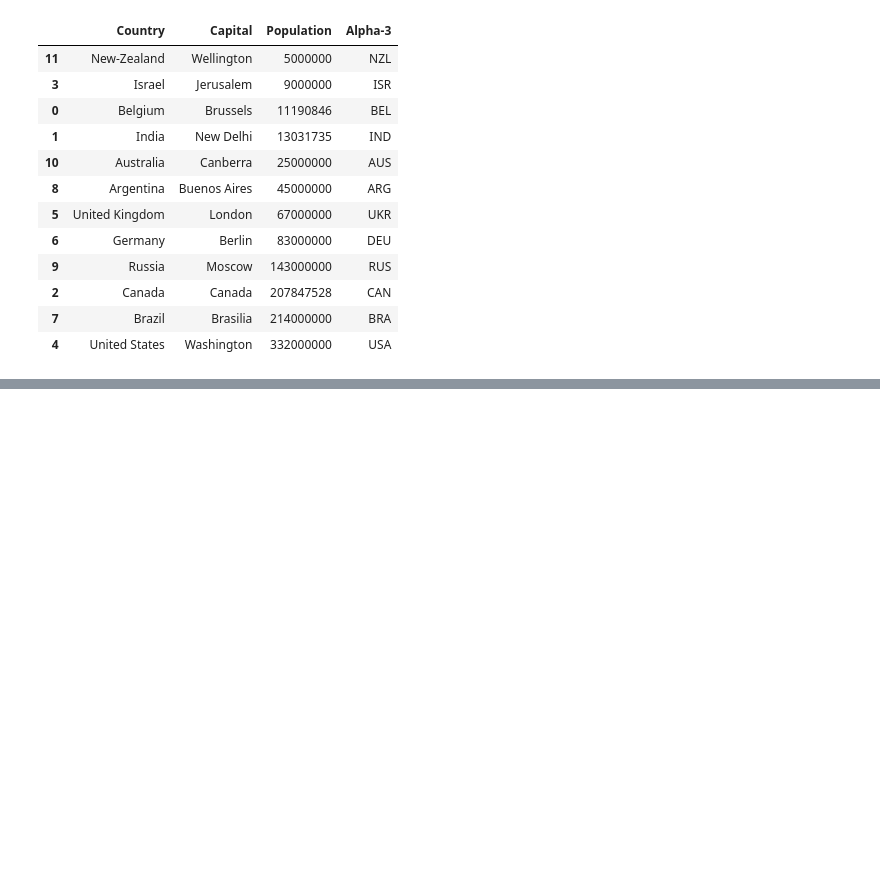
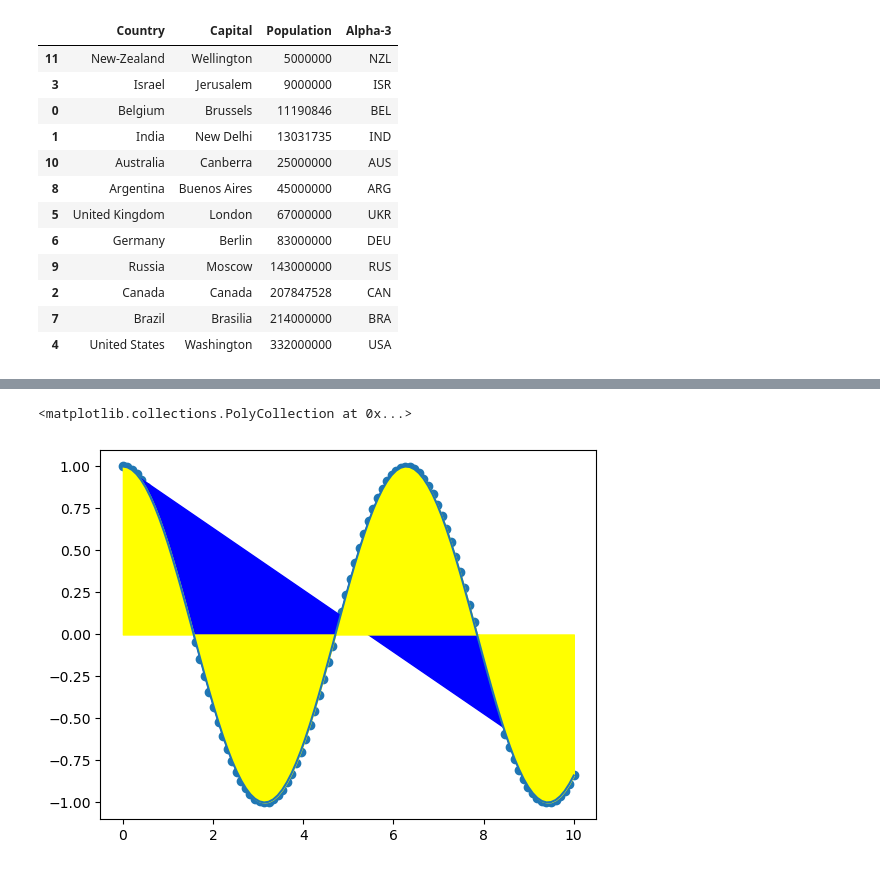
Before and after one commit to netanellevine/OOP_2022_Winter, a Jupyter notebook: TA12/pandas_and_matplotlib_basics.ipynb, the cells around one changed output, grey strips where cells are left out. Drawn from its saved outputs; the diff is of its cells as text; code cells hidden in the pictures; blank space fills up the shorter version.

```diff
--- a/TA12/pandas_basics.ipynb
+++ b/TA12/pandas_and_matplotlib_basics.ipynb
@@ -235,0 +240,7 @@ sorted_df
+# %%
+# 1D data
+x = np.linspace(0, 10, 100) # np array from range 0 to 10 with the size of 100 (equaly divided)
+
+y = np.cos(x)
+
+z = np.sin(x)
@@ -235,0 +256,17 @@ sorted_df
+# %%
+fig, ax = plt.subplots()
+
+lines = ax.plot(x,y) # Draw points with lines or markers connecting them
+ax.scatter(x,y) # Draw unconnected points, scaled or colored
+# axes[0,0].bar([1,2,3],[3,4,5])  # Plot vertical rectangles (constant width)
+
+# axes[1,0].barh([0.5,1,2.5],[0,1,2])  # Plot horiontal rectangles (constant height)
+# axes[1,1].axhline(0.45) # Draw a horizontal line across axes
+
+# axes[0,1].axvline(0.65) # Draw a vertical line across axes
+ax.fill(x,y,color='blue') # Draw filled polygons
+
+ax.fill_between(x,y,color='yellow') # Fill between y values and 0
+# %% [output]
+<matplotlib.collections.PolyCollection at 0x...>
+[figure, added]
```
Also changed, not shown: parts of 6 cells of this notebook, 1 other file.
